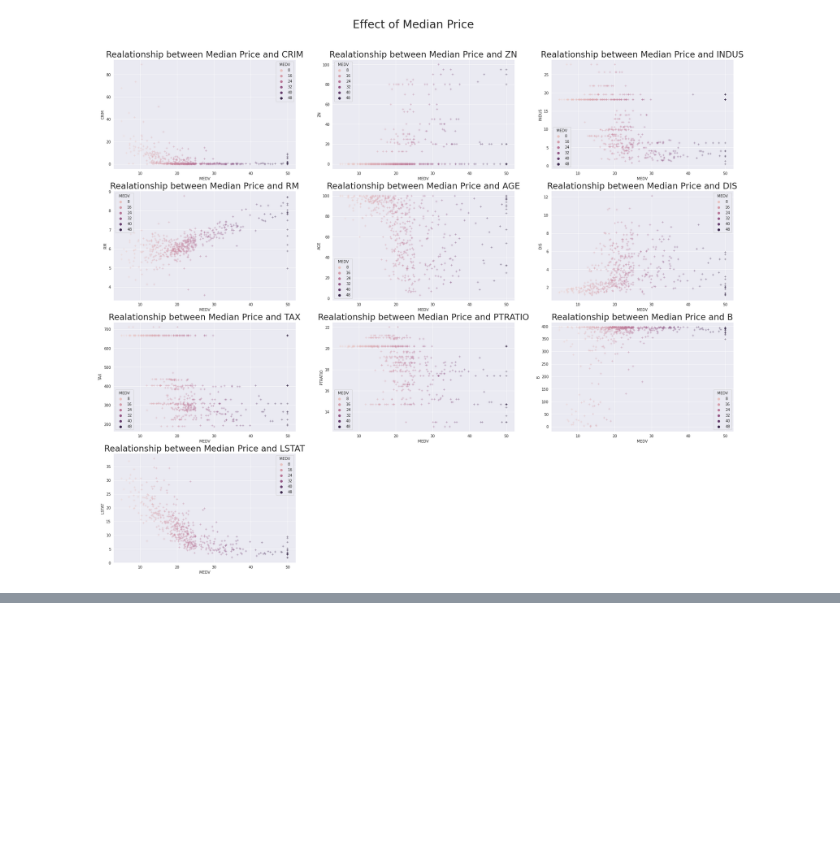
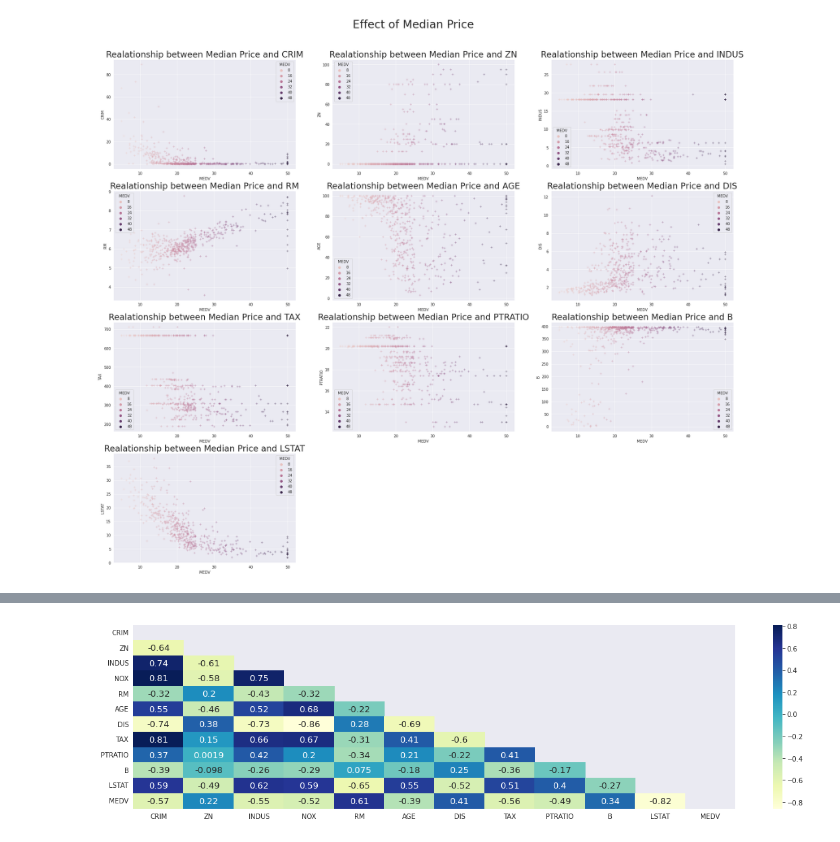
Before and after one commit to goswamimohit/Housing-, a Jupyter notebook: Housing_EDA1.ipynb, the cells around one changed output, grey strips where cells are left out. Cells and saved outputs as stored; diff of their text form; code cells hidden in the pictures; blank space fills up the shorter version.

```diff
--- a/Housing_EDA1.ipynb
+++ b/Housing_EDA1.ipynb
@@ -254,0 +314,10 @@ plt.show()
+# %%
+# plotting correlation heatmap
+fig, ax = plt.subplots(figsize=(20,5))
+mask = np.triu(np.ones_like(housing_tr.corr()))
+dataplot = sns.heatmap(housing_tr.corr(), cmap="YlGnBu", annot=True,mask=mask,annot_kws={'size': 13},ax=ax)
+
+# displaying heatmap
+plt.show()
+# %% [output]
+[figure, added]
```
Also changed, not shown: parts of 16 cells of this notebook.
